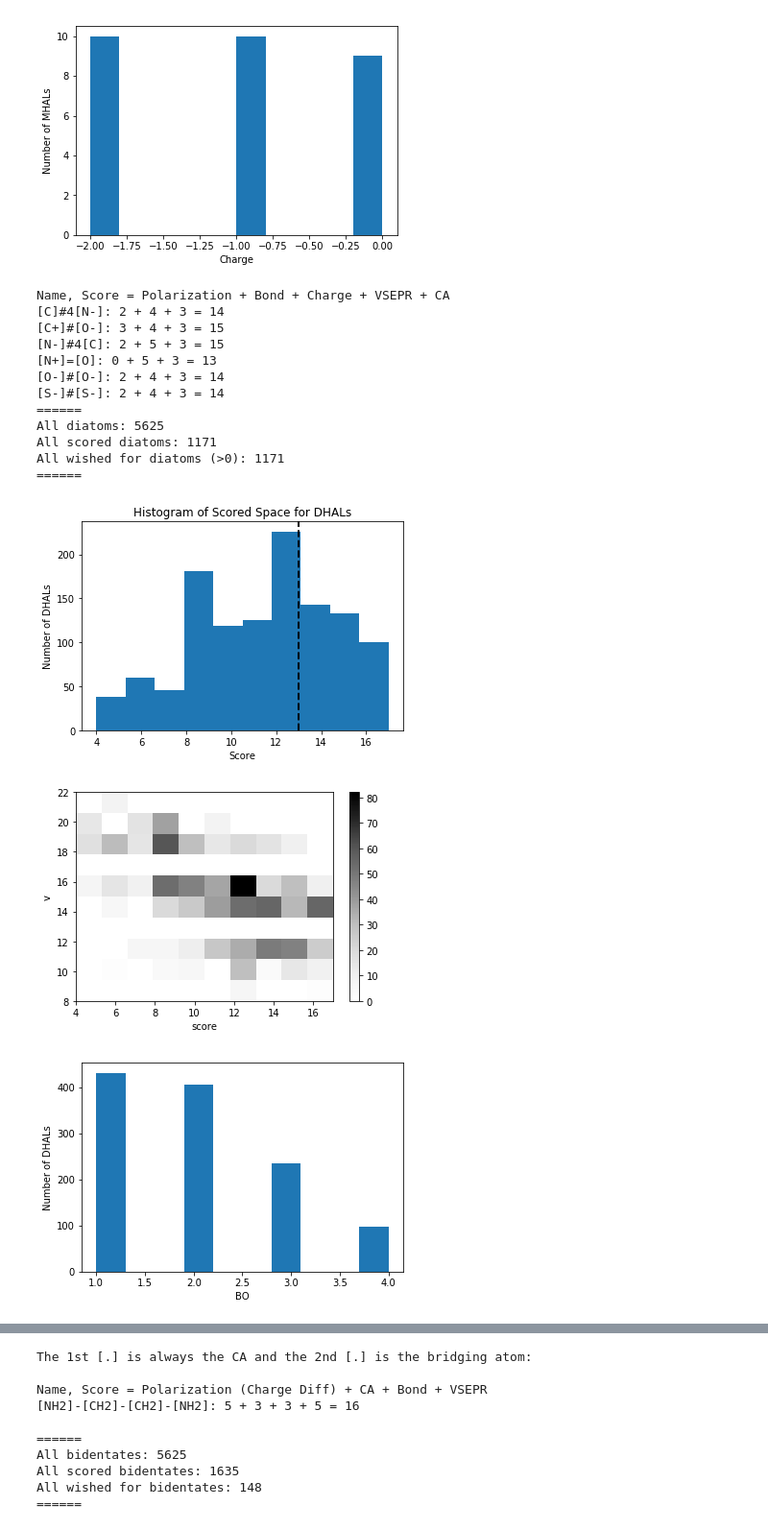
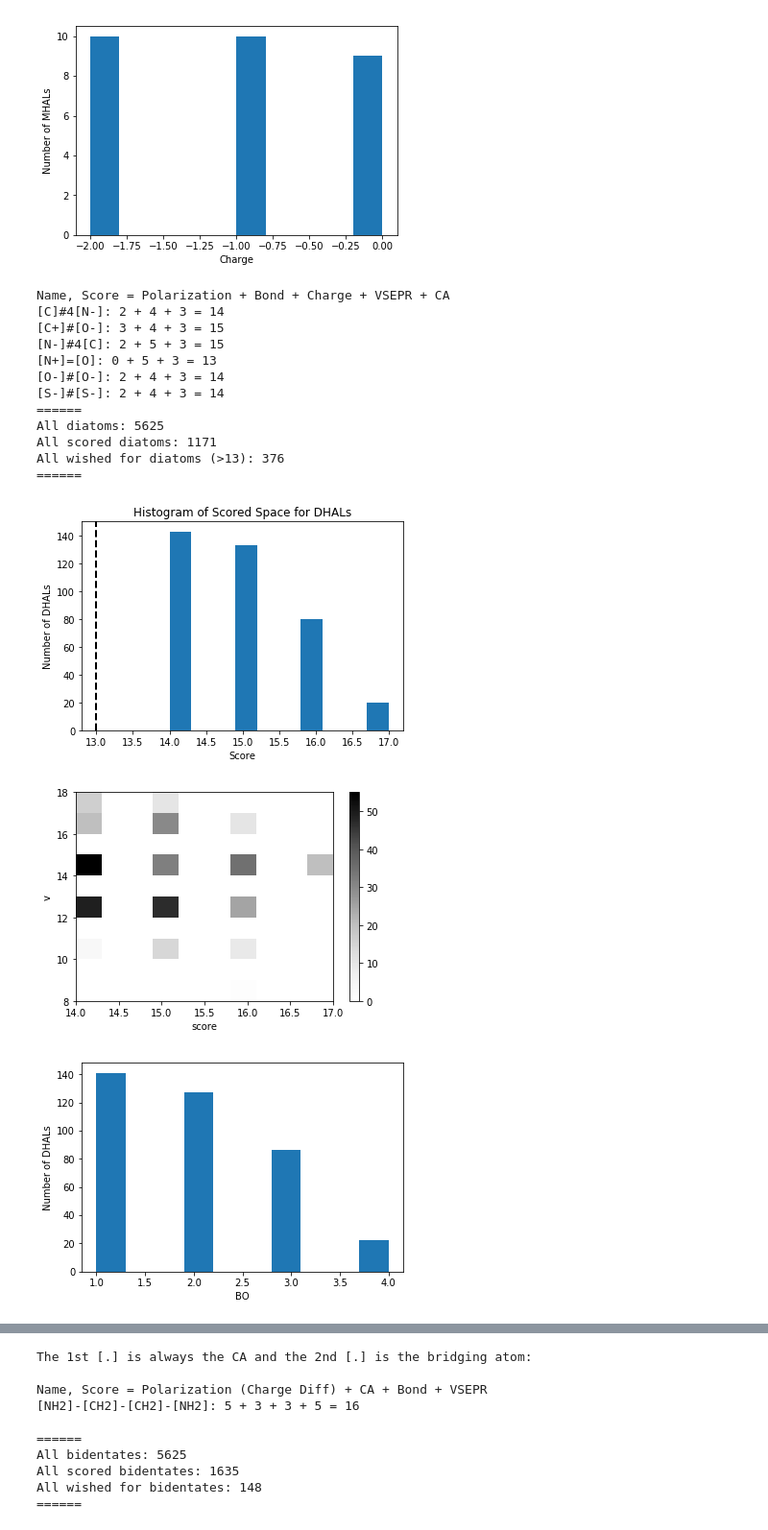
Before and after one commit to hjkgrp/smu, a Jupyter notebook: enum/enum.ipynb, the cells around one changed output, grey strips where cells are left out. Shown: that part at 96% size. Saved outputs shown, nothing was run; the diff lists cells and outputs as text; code cells hidden in the pictures.

```diff
--- a/enum/enum.ipynb
+++ b/enum/enum.ipynb
@@ -627,7 +627,7 @@ histVsepr = list()
 histCa = list()
 histScore = list()
 histVE = list()
-thresholdDi = 0 #13
+thresholdDi = 13 #13
 histEN = list()
 
 for name, props in scoredDictDi.items():
@@ -687,34 +687,34 @@ plt.show()
 
 plt.hist(histCharge)
 plt.xlabel('charge')
 plt.ylabel('Number of DHALs')
 plt.savefig('dhal_ss_hist_charge.pdf', bbox_inches='tight')
 plt.show()
 
 for i in reversed(range(thresholdDi, 18)):
     for name, props in wishedDictDi.items():
         if props[-1] == i:
             print(name, end=": ")
             print(props[-1])
 
 
 plt.hist(histEN)
 plt.xlabel('EN')
 plt.ylabel('Number of DHALs')
 plt.show()
 # %% [output]
 Name, Score = Polarization + Bond + Charge + VSEPR + CA
 [C]#4[N-]: 2 + 4 + 3 = 14
 [C+]#[O-]: 3 + 4 + 3 = 15
 [N-]#4[C]: 2 + 5 + 3 = 15
 [N+]=[O]: 0 + 5 + 3 = 13
 [O-]#[O-]: 2 + 4 + 3 = 14
 [S-]#[S-]: 2 + 4 + 3 = 14
 ======
 All diatoms: 5625
 All scored diatoms: 1171
-All wished for diatoms (>0): 1171
+All wished for diatoms (>13): 376
 ======
-[figure, old version]
+[figure, new version]
-[figure, old version]
+[figure, new version]
-[figure, old version]
+[figure, new version]
```
Also changed, not shown: parts of 4 cells of this notebook, 9 other files.
